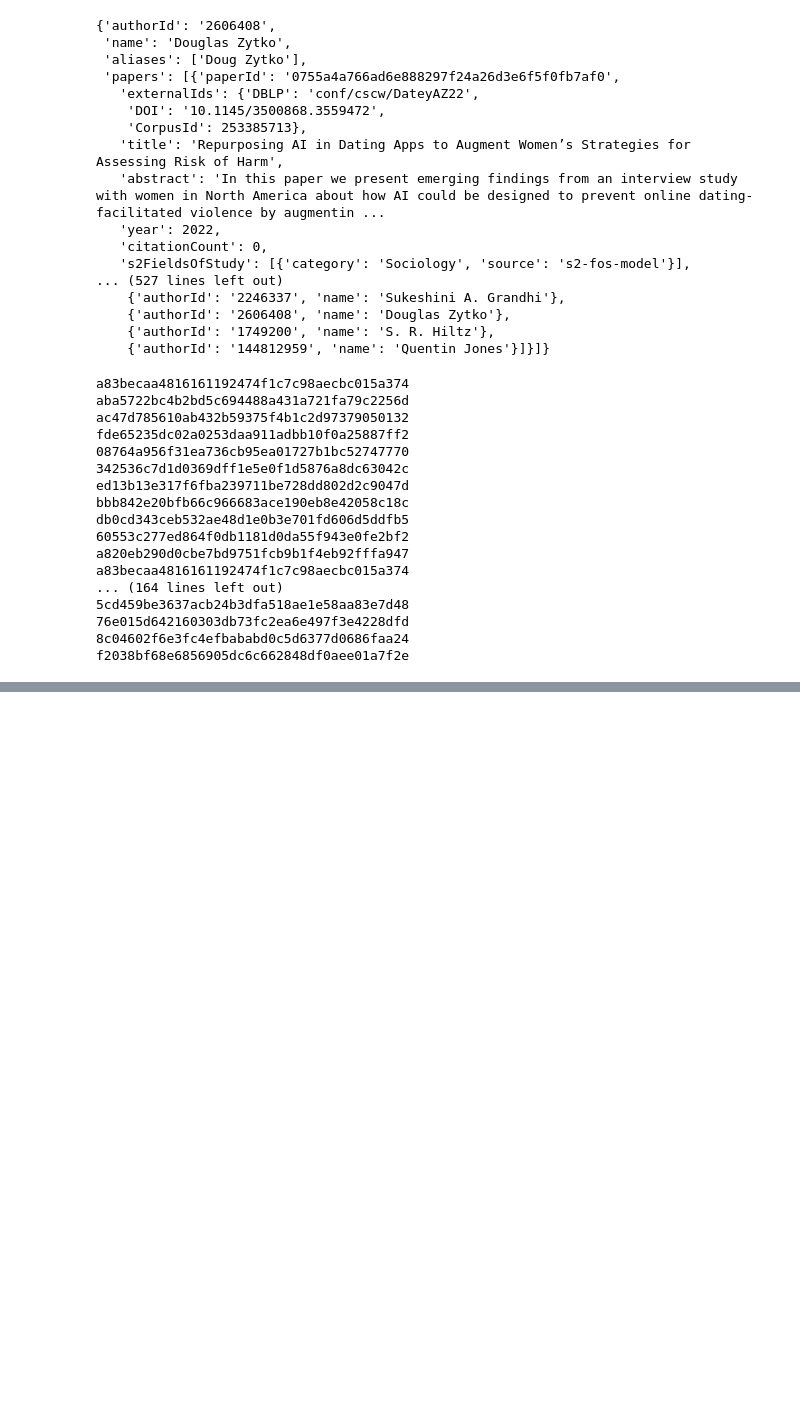
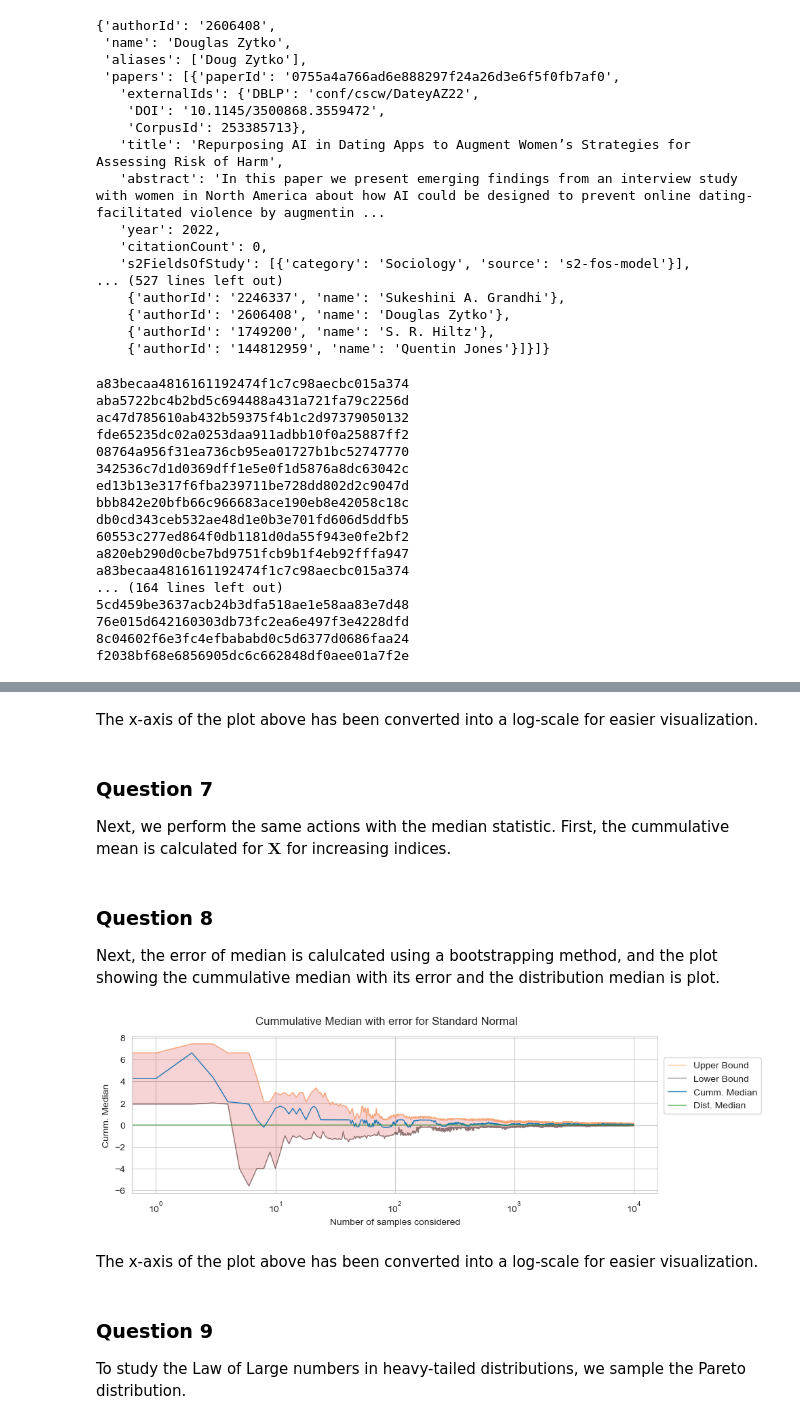
Before and after one commit to vidisha04/02467-CSS, a Jupyter notebook: Assignment.ipynb, the cells around one changed output, grey strips where cells are left out. Cells and saved outputs as stored; diff of their text form; code cells hidden in the pictures; blank space fills up the shorter version.

```diff
--- a/Assignment.ipynb
+++ b/Assignment.ipynb
@@ -376,0 +512,47 @@ with open(save_path, 'w') as f:
+# %% [markdown]
+The x-axis of the plot above has been converted into a log-scale for easier visualization.
+# %% [markdown]
+### Question 7
+
+Next, we perform the same actions with the median statistic. First, the cummulative mean is calculated for $\textbf{X}$ for increasing indices.
+# %%
+def cumm_median(data):
+    return [np.median(data[:i+1]) for i in range(len(data))]
+# %%
+c_median_std = cumm_median(X)
+# %% [markdown]
+### Question 8
+
+Next, the error of median is calulcated using a bootstrapping method, and the plot showing the cummulative median with its error and the distribution median is plot.
+# %%
+def med_bootstrap(data):
+    """
+    This function takes a data array and returns the upper and lower bounds
+    on its median statistic using bootstrapping and 90% confidence intervals.
+    """
+    median_error_UB = []
+    median_error_LB = []
+
+    for i in range(len(data)):
+        medians = []
+        j = 0
+        while j <=100:
+            array = np.random.choice(data[:i+1],len(data[:i+1]))
+            medians.append(np.median(array))
+            j +=1
+        median_error_UB.append(np.percentile(medians,95)) # 90% confidence interval
+        median_error_LB.append(np.percentile(medians,5))
+
+    return median_error_UB, median_error_LB
+# %%
+median_error_UB_std, median_error_LB_std = med_bootstrap(X)
+# %%
+plot(c_median_std, median_error_UB_std, median_error_LB_std,median,'Median', 'Standard Normal',log_x=True)
+# %% [output]
+[figure, added]
+# %% [markdown]
+The x-axis of the plot above has been converted into a log-scale for easier visualization.
+# %% [markdown]
+### Question 9
+
+To study the Law of Large numbers in heavy-tailed distributions, we sample the Pareto distribution.
```
Also changed, not shown: parts of 75 cells of this notebook.
